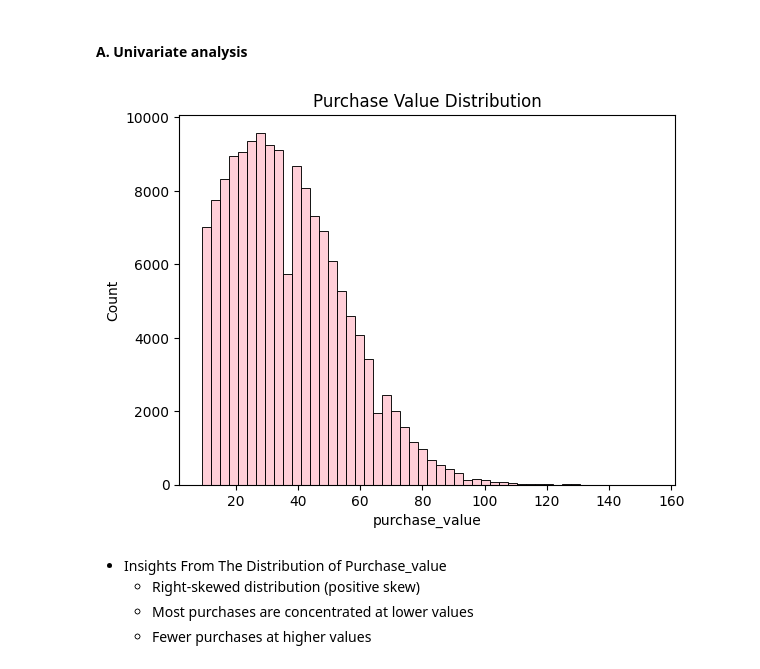
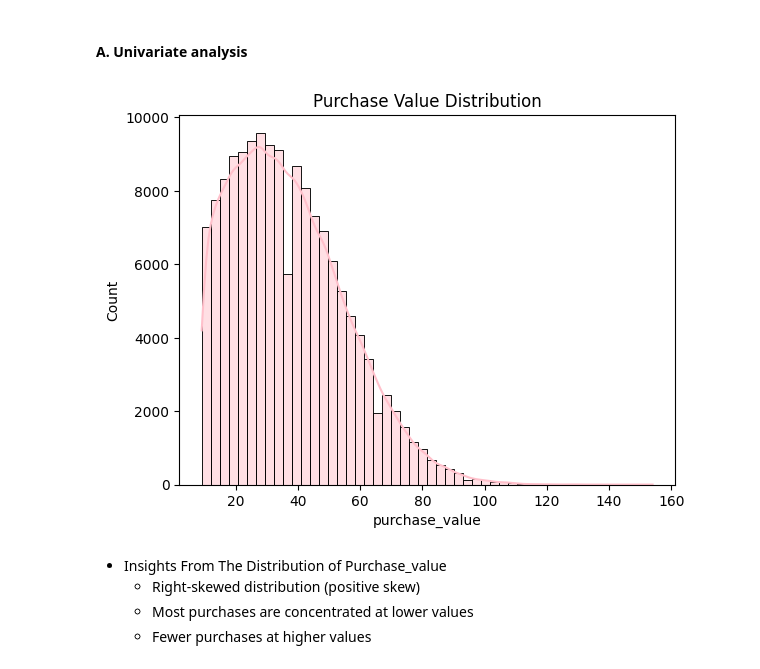
Before and after one commit to Kidist-c/Fraud-Detecton-for-ecommerce, a Jupyter notebook: notebooks/eda-fraud-data.ipynb, the cells around one changed output. Cells and saved outputs as stored; diff of their text form; code cells hidden in the pictures.

```diff
--- a/notebooks/eda-fraud-data.ipynb
+++ b/notebooks/eda-fraud-data.ipynb
@@ -146,11 +146,11 @@ dtype: object
 #### A. Univariate analysis
 # %%
 # Distribution Plot For purchase_value
-sns.histplot(fraud_df["purchase_value"],bins=50,color="pink")
+sns.histplot(fraud_df["purchase_value"],bins=50,color="pink",kde=True)
 plt.title("Purchase Value Distribution")
 plt.show()
 # %% [output]
-[figure, old version]
+[figure, new version]
 # %% [markdown]
 * Insights From The Distribution of Purchase_value
   * Right-skewed distribution (positive skew)
```
Also changed, not shown: parts of 1 cell of this notebook.
